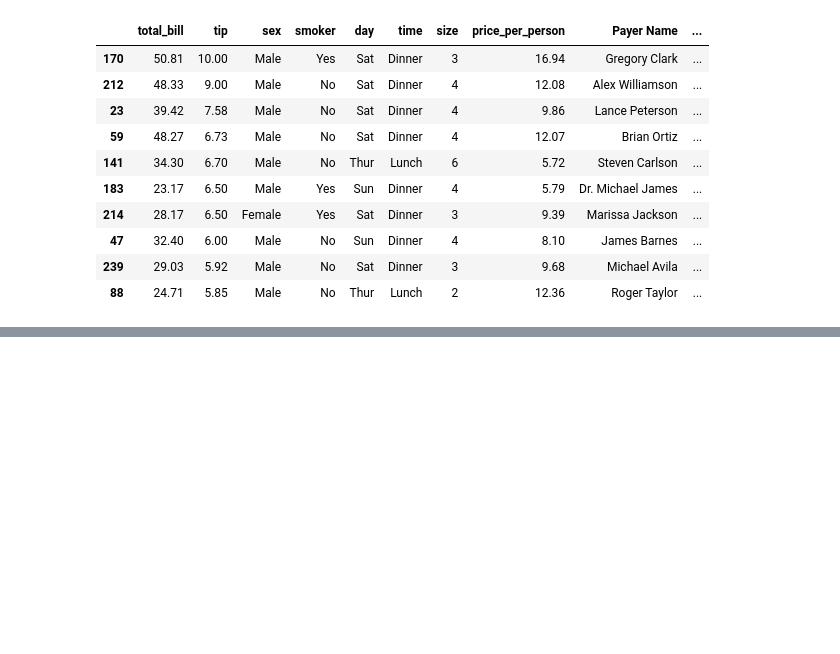
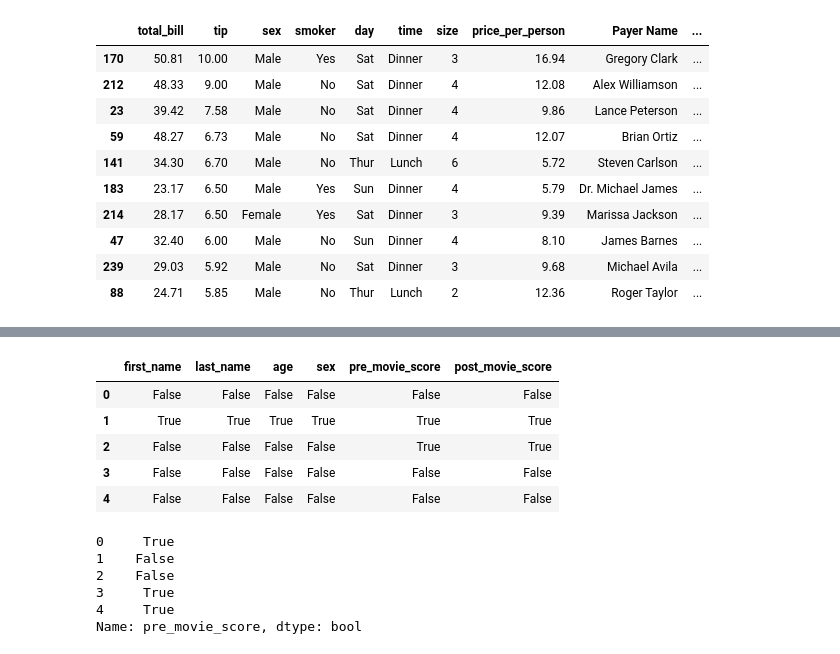
Before and after one commit to AlexTmbMifi/Pandas, a Jupyter notebook: DataFrame.ipynb, the cells around one changed output, grey strips where cells are left out. Drawn from its saved outputs; the diff is of its cells as text; code cells hidden in the pictures; blank space fills up the shorter version.

```diff
--- a/DataFrame.ipynb
+++ b/DataFrame.ipynb
@@ -639,0 +667,20 @@ data_df.sample(15) # выборка из 15 случайных строк
+# %%
+df1.isnull() # проверка на неопределенное значение
+# %% [output]
+|  | first_name | last_name | age | sex | pre_movie_score | post_movie_score |
+| 0 | False | False | False | False | False | False |
+| 1 | True | True | True | True | True | True |
+| 2 | False | False | False | False | True | True |
+| 3 | False | False | False | False | False | False |
+| 4 | False | False | False | False | False | False |
+# %%
+df1.notnull()  # где нет нулевых значений
+df1['pre_movie_score'].notnull() # возможное применение к колонке
+# булевые значение поставляются и получается таблица/столбец по условию
+# %% [output]
+0     True
+1    False
+2    False
+3     True
+4     True
+Name: pre_movie_score, dtype: bool
```
Also changed, not shown: parts of 6 cells of this notebook.
